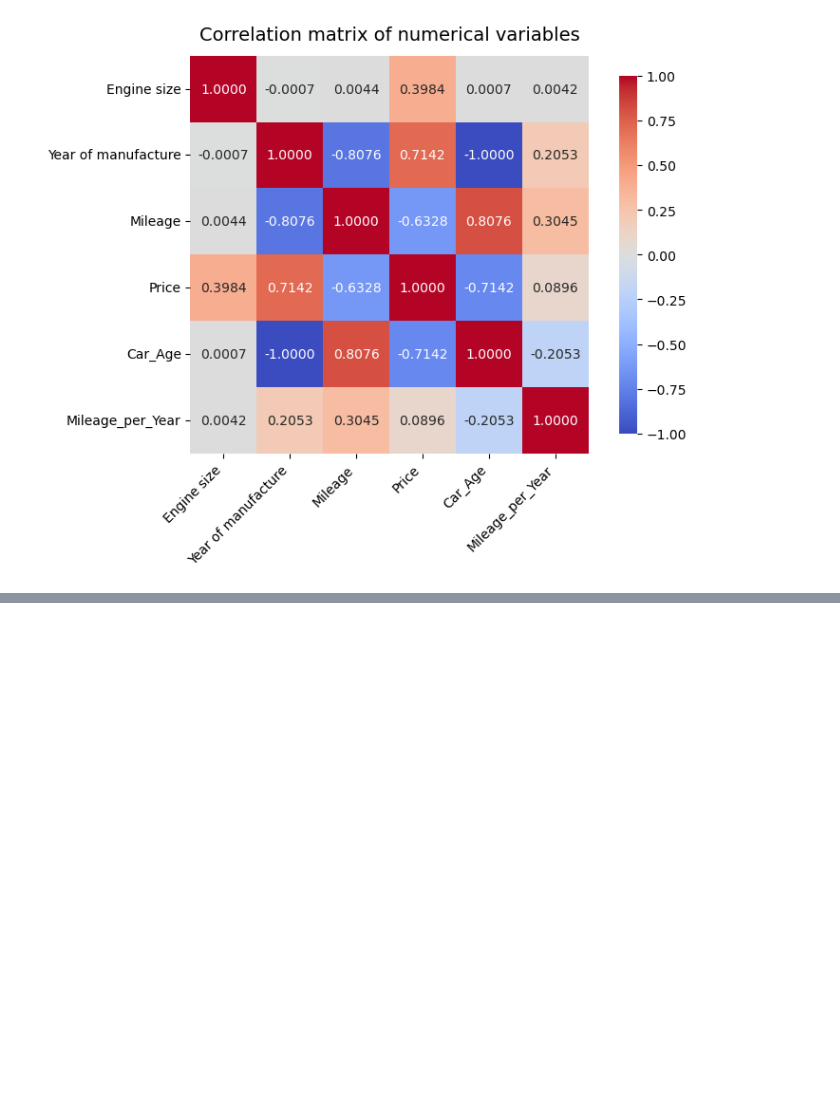
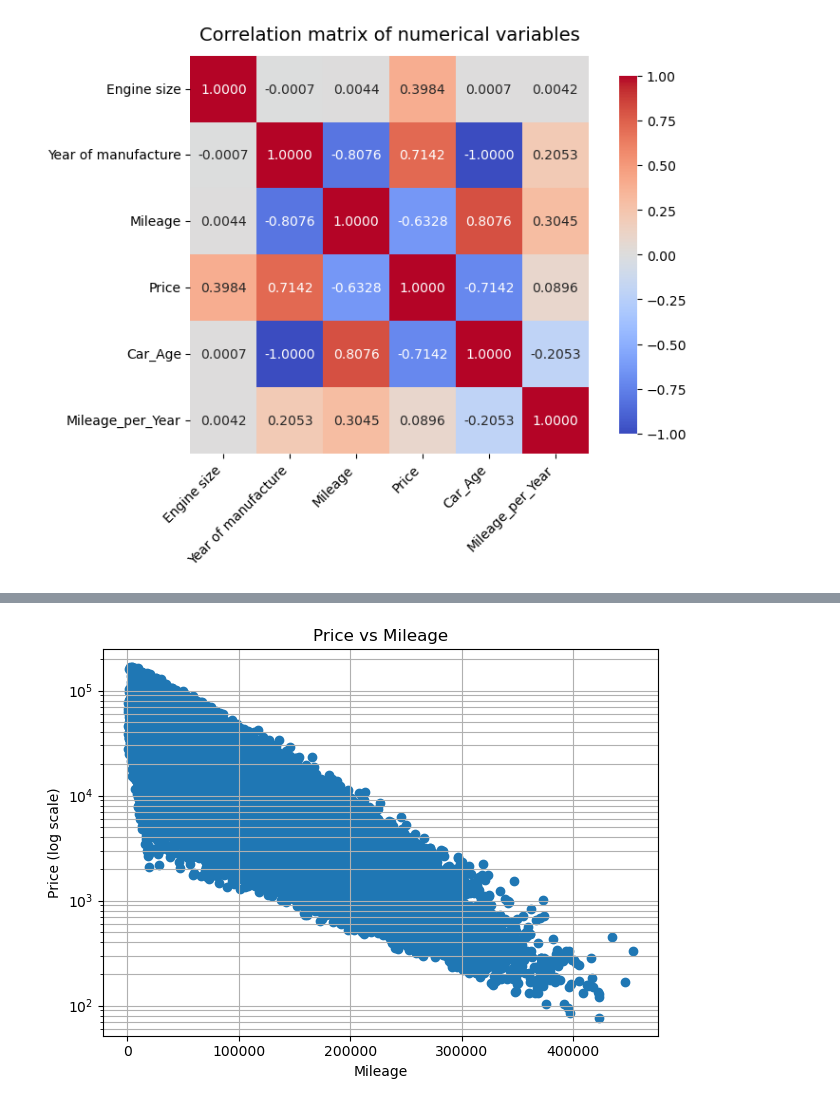
Before and after one commit to ajenee1/Car-price-prediction, a Jupyter notebook: data_mgmt.ipynb, the cells around one changed output, grey strips where cells are left out. Drawn from its saved outputs; the diff is of its cells as text; code cells hidden in the pictures; blank space fills up the shorter version.

```diff
--- a/data_mgmt.ipynb
+++ b/data_mgmt.ipynb
@@ -297 +295,18 @@ DATA VISUALIZATION
 [figure]
+# %%
+"ScatterPlot Price vs Milage"
+
+plot_df = df[["Mileage", "Price"]].dropna()
+plot_df = plot_df[(plot_df["Mileage"] > 0) & (plot_df["Price"] > 0)]  # log-safe
+plt.figure()
+plt.scatter(plot_df["Mileage"], plot_df["Price"])
+#plt.xscale("log")
+plt.yscale("log")
+plt.xlabel("Mileage")
+plt.ylabel("Price" + " (log scale)")
+plt.title(f"{"Price"} vs {"Mileage"}")
+plt.grid(True, which="both")
+plt.tight_layout()
+plt.show()
+# %% [output]
+[figure, added]
```
Also changed, not shown: parts of 4 cells of this notebook, 9 other files.
